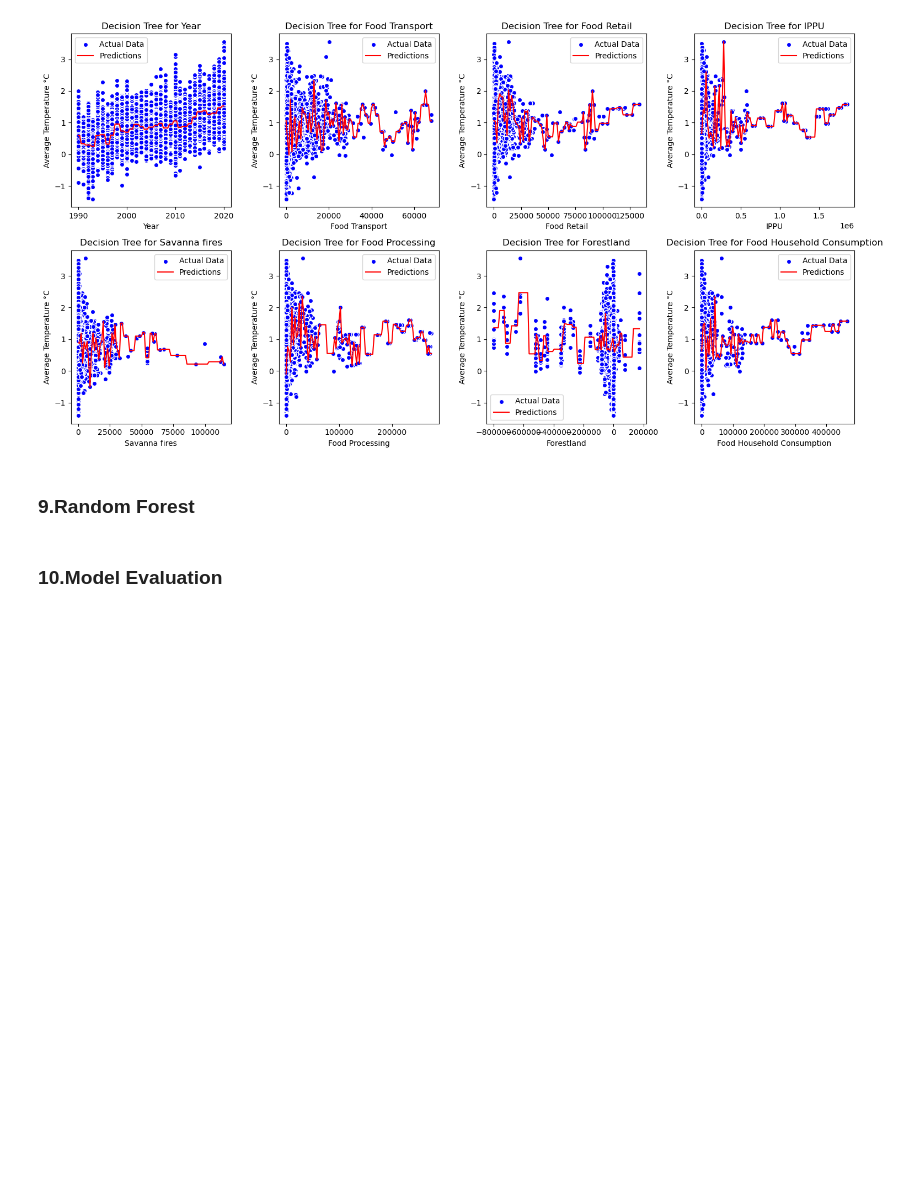
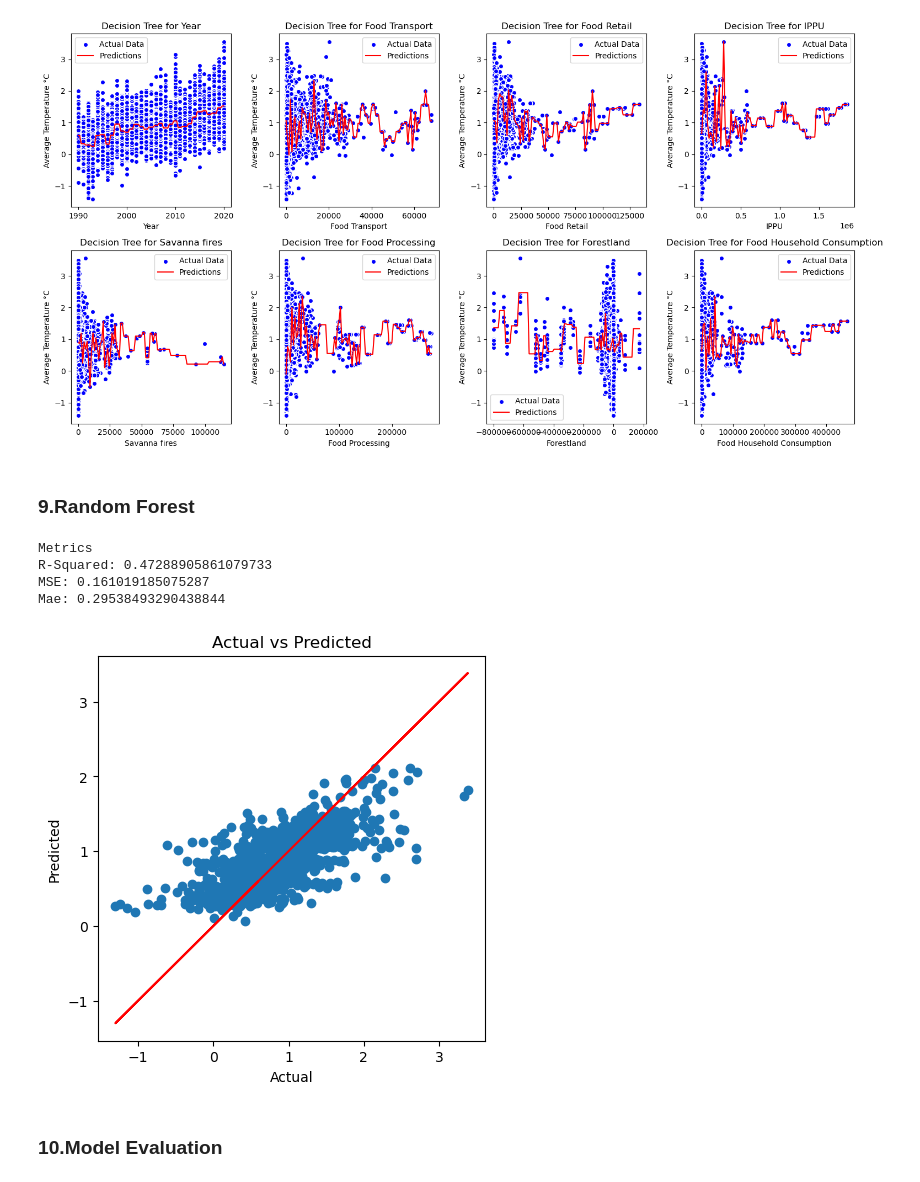
Before and after one commit to VrishtiSingh/RegressionExplorers24Team6, a Jupyter notebook: co2_emissions.ipynb, the cells around one changed output. Cells and saved outputs as stored; diff of their text form; code cells hidden in the pictures; blank space fills up the shorter version.

Commit message:
Update co2_emissions.ipynb
Forest

```diff
--- a/co2_emissions.ipynb
+++ b/co2_emissions.ipynb
@@ -767,5 +767,44 @@ plt.show()
 [figure]
 # %% [markdown]
 ### **9.Random Forest**
+# %%
+from sklearn.ensemble import RandomForestRegressor
+
+X=model_df.drop(columns=["Average Temperature °C"])
+y=model_df["Average Temperature °C"]
+
+scaler=StandardScaler()
+x_scaled= scaler.fit_transform(X)
+
+X_train, X_test, y_train, y_test= train_test_split(x_scaled,y,test_size=0.2,random_state=42)
+
+rf_model=RandomForestRegressor(n_estimators=100, max_depth=5,random_state=42)
+
+rf_model.fit(X_train,y_train)
+
+y_pred= rf_model.predict(X_test)
+# %%
+print('Metrics')
+print('R-Squared:', r2_score(y_test,y_pred))
+print('MSE:', mean_squared_error(y_test,y_pred))
+print('Mae:', mean_absolute_error(y_test,y_pred))
+# %% [output]
+Metrics
+R-Squared: 0.47288905861079733
+MSE: 0.161019185075287
+Mae: 0.29538493290438844
+# %%
+# Create figure and axes
+f, ax = plt.subplots(figsize=(5,5))
+
+# Plot actual vs. predicted values on axes
+ax.set_title('Actual vs Predicted')
+ax.set_xlabel('Actual')
+ax.set_ylabel('Predicted')
+ax.scatter(y_test,y_pred)
+ax.plot(y_test,y_test,'r')
+plt.show()
+# %% [output]
+[figure, added]
 # %% [markdown]
 ### **10.Model Evaluation**
```
Also changed, not shown: parts of 6 cells of this notebook.
